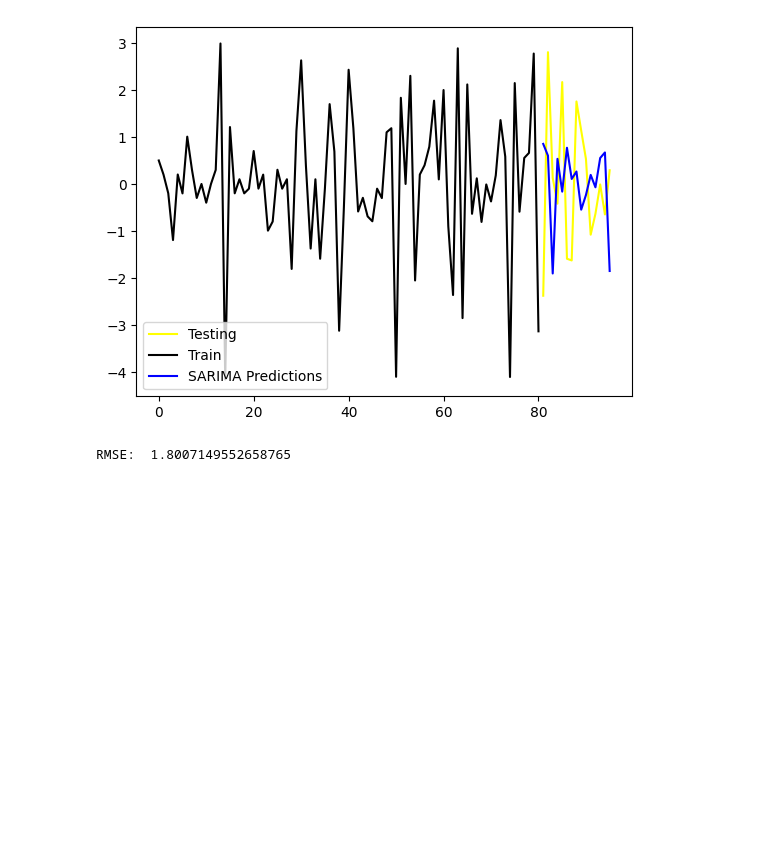
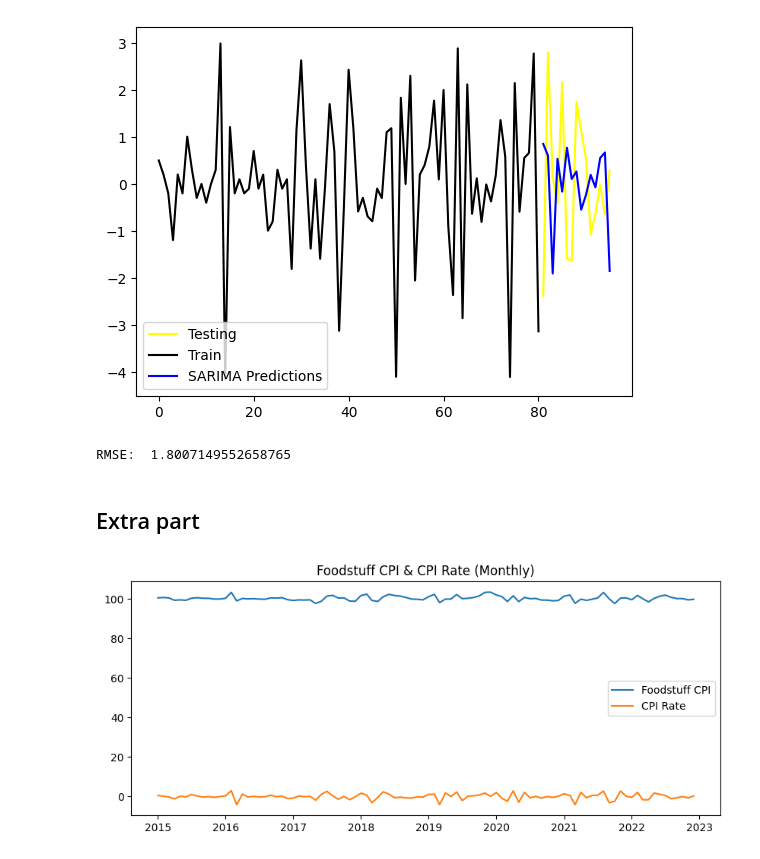
Before and after one commit to Kairyou-ML/TimeSeriesAnalysis, a Jupyter notebook: lecture3.ipynb, the cells around one changed output. Cells and saved outputs as stored; diff of their text form; code cells hidden in the pictures; blank space fills up the shorter version.

Commit message:
update code lec1 lec3, add part 1, part 2 for report

```diff
--- a/lecture3.ipynb
+++ b/lecture3.ipynb
@@ -346,3 +346,24 @@ arma_rmse = np.sqrt(mean_squared_error(test.values, y_pred_df["Predictions"]))
 print("RMSE: ",arma_rmse)
 # %% [output]
 RMSE:  1.8007149552658765
+# %% [markdown]
+## Extra part
+# %%
+import pandas as pd
+
+df = pd.read_csv("TSA_DATA\Data01_02_FoodstuffCPI.csv")
+
+df['Date'] = pd.to_datetime(dict(year=df['Year'], month=df['Month'], day=1))
+df = df.set_index('Date')
+
+# Series 1: Foodstuff CPI, Series 3: CPI_rate
+ts1 = df['Foodstuff_toDecCPI']
+ts3 = df['CPI_rate']
+
+import matplotlib.pyplot as plt
+plt.figure(figsize=(10,4))
+plt.plot(ts1, label='Foodstuff CPI')
+plt.plot(ts3, label='CPI Rate')
+plt.legend(); plt.title("Foodstuff CPI & CPI Rate (Monthly)"); plt.show()
+# %% [output]
+[figure, added]
```
Also changed, not shown: parts of 6 cells of this notebook, 7 other files.
